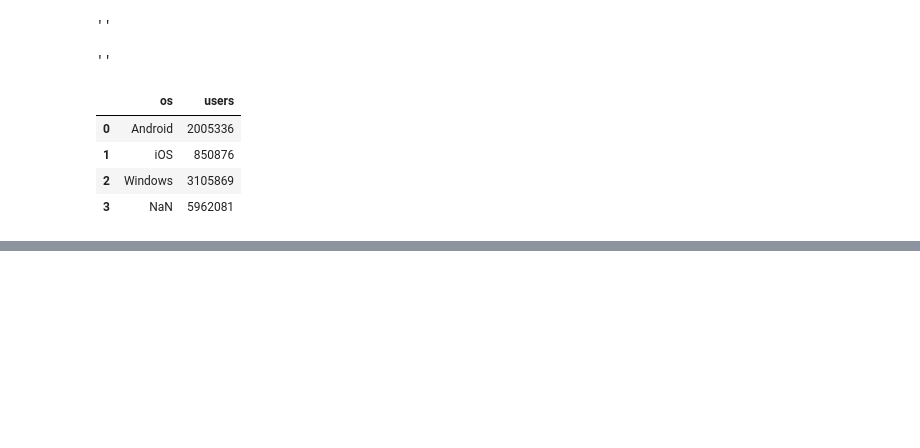
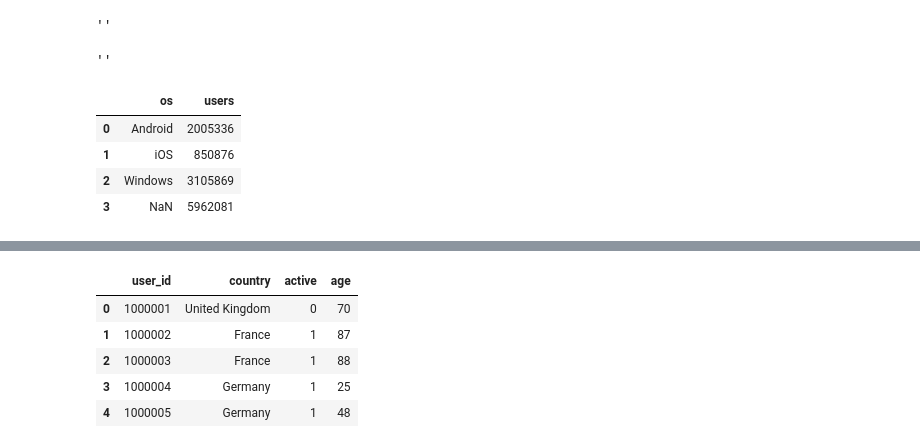
Before and after one commit to miptgirl/miptgirl_medium, a Jupyter notebook: analyst_agent/generate_synthetic_data_for_sql.ipynb, the cells around one changed output, grey strips where cells are left out. Drawn from its saved outputs; the diff is of its cells as text; code cells hidden in the pictures; blank space fills up the shorter version.

```diff
--- a/analyst_agent/generate_synthetic_data_for_sql.ipynb
+++ b/analyst_agent/generate_synthetic_data_for_sql.ipynb
@@ -459,0 +486,16 @@ get_clickhouse_df(q)
+# %%
+q = '''
+select *
+from ecommerce.users
+limit 5
+format TabSeparatedWithNames
+'''
+
+get_clickhouse_df(q)
+# %% [output]
+|  | user_id | country | active | age |
+| 0 | 1000001 | United Kingdom | 0 | 70 |
+| 1 | 1000002 | France | 1 | 87 |
+| 2 | 1000003 | France | 1 | 88 |
+| 3 | 1000004 | Germany | 1 | 25 |
+| 4 | 1000005 | Germany | 1 | 48 |
```
Also changed, not shown: parts of 4 cells of this notebook.
